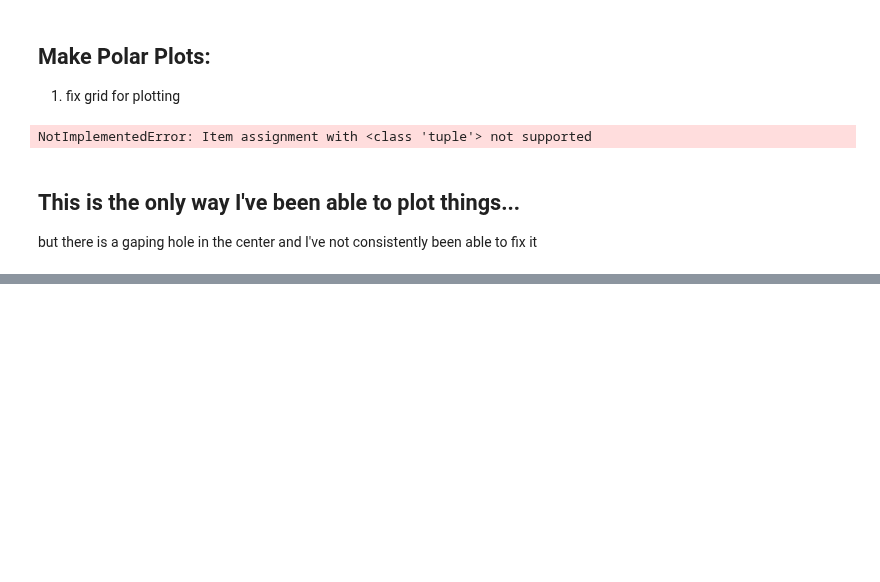
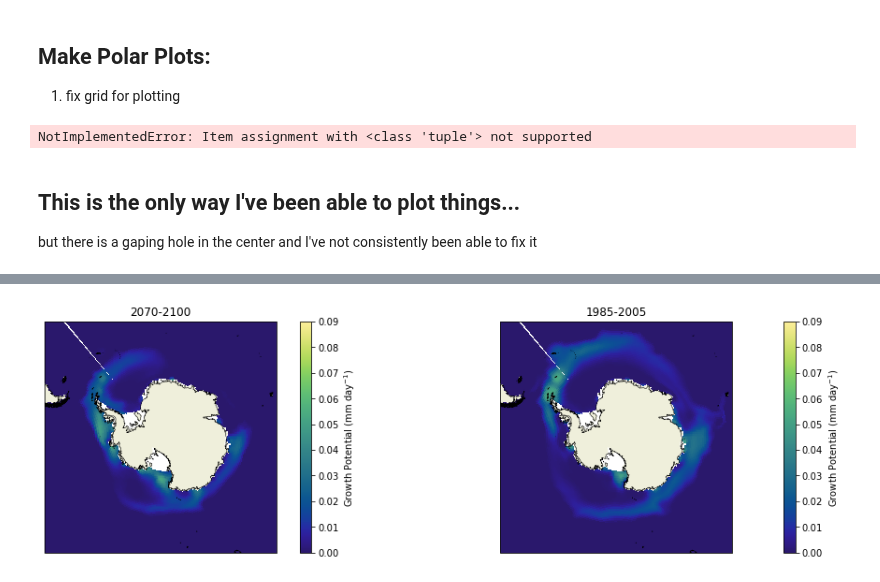
Before and after one commit to Zephyr-Sylvester/krill-cesm-le, a Jupyter notebook: notebooks/mapping.ipynb, the cells around one changed output, grey strips where cells are left out. Drawn from its saved outputs; the diff is of its cells as text; code cells hidden in the pictures; blank space fills up the shorter version.

```diff
--- a/notebooks/mapping.ipynb
+++ b/notebooks/mapping.ipynb
@@ -97,0 +120,32 @@ cbar1 = fig.colorbar(pc, ax=ax,label='Krill Growth Potential (mm day$^{-1}$)')
+# %%
+fig = plt.figure(figsize=(20,10))
+
+#cmap=new_cmap
+cmap= cmocean.cm.haline
+#----------1985
+ax2 = fig.add_subplot(211, projection=ccrs.SouthPolarStereo())
+ax2.set_title('1985-2005')
+ax2.set_extent([-180, 180, -90, -50], ccrs.PlateCarree())
+ax2.coastlines('10m',linewidth=0.5)
+ax2.add_feature(cfeature.LAND)
+
+pc=ax2.pcolormesh(lon, lat, kgp_early,
+                 cmap=cmap, vmin=0,vmax = 0.09,
+                 transform=ccrs.PlateCarree())
+cbar1 = fig.colorbar(pc, ax=ax2,label='Growth Potential (mm day$^{-1}$)')
+
+#----------2070
+ax3 = fig.add_subplot(221, projection=ccrs.SouthPolarStereo())
+ax3.set_title('2070-2100')
+ax3.set_extent([-180, 180, -90, -50], ccrs.PlateCarree())
+ax3.coastlines('10m',linewidth=0.5)
+ax3.add_feature(cfeature.LAND)
+
+pc=ax3.pcolormesh(lon, lat, kgp_late,
+                 cmap=cmap, vmin=0, vmax = 0.09,
+                 transform=ccrs.PlateCarree())
+cbar1 = fig.colorbar(pc, ax=ax3,label='Growth Potential (mm day$^{-1}$)')
+
+#fig.savefig('Seasonal DJF Climatologies from 30 year epochs CESM-LE: 1985-2005', bbox_inches='tight') #,format='pdf');
+# %% [output]
+[figure, added]
```
Also changed, not shown: parts of 6 cells of this notebook.
